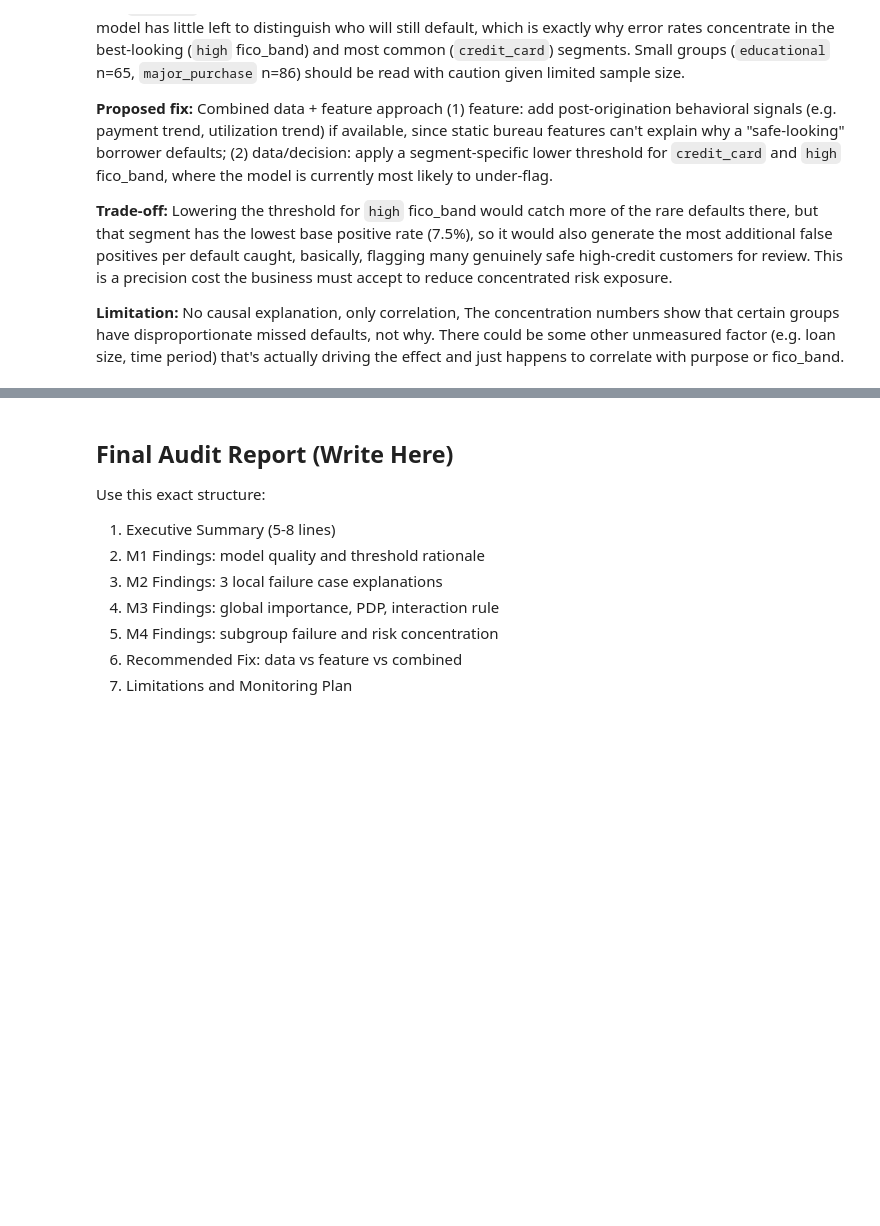
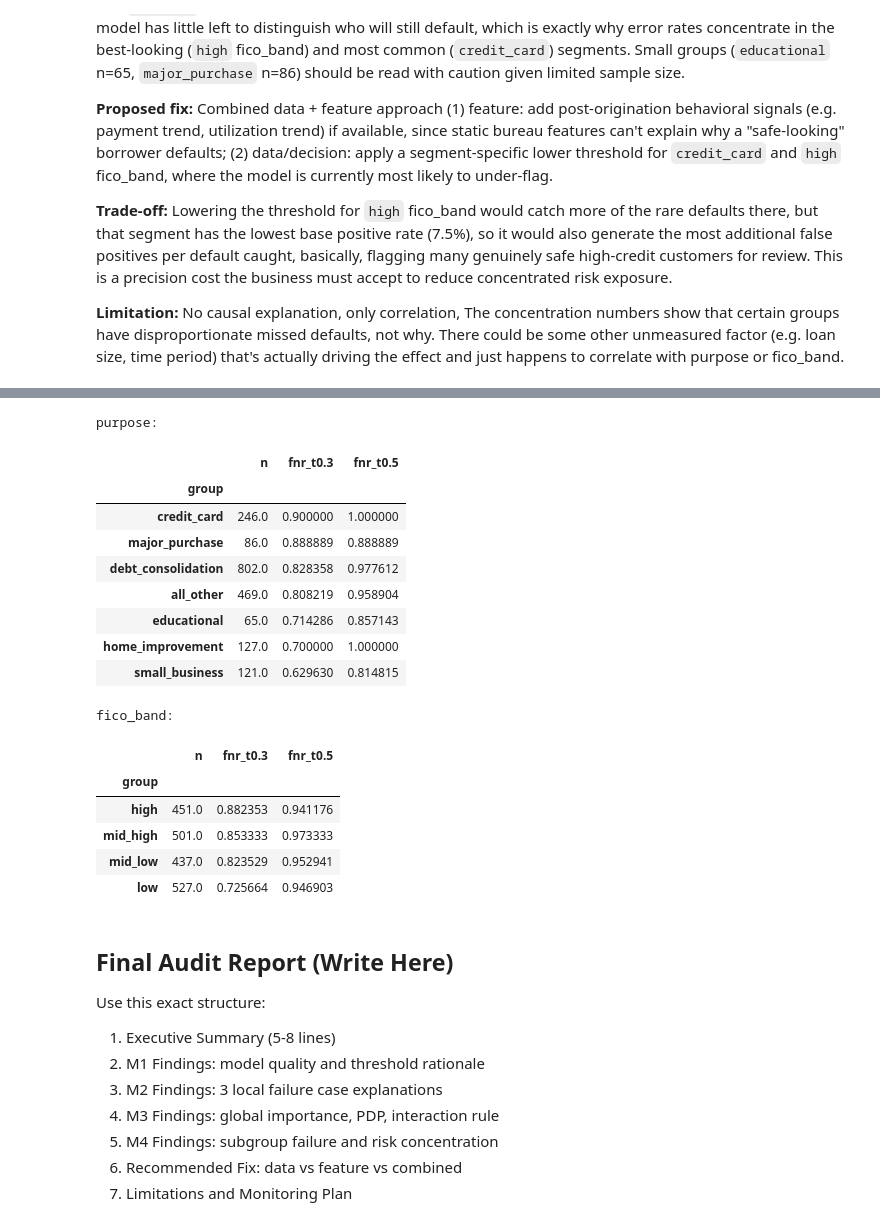
Before and after one commit to vaishnavi176801/Project2, a Jupyter notebook: IK_project_workbook.ipynb, the cells around one changed output, grey strips where cells are left out. Saved outputs shown, nothing was run; the diff lists cells and outputs as text; code cells hidden in the pictures; blank space fills up the shorter version.

```diff
--- a/IK_project_workbook.ipynb
+++ b/IK_project_workbook.ipynb
@@ -892,3 +902,36 @@ display(concentration_df.sort_values('concentration_ratio', ascending=False, na_
+# %%
+def fnr_by_group(group_col, thresh, min_n=50):
+    tmp = pd.DataFrame({'group': X_val[group_col].astype(str), 'y_true': y_val.values, 'y_prob': val_proba})
+    tmp['y_pred'] = (tmp['y_prob'] >= thresh).astype(int)
+    g = tmp.groupby('group').apply(lambda p: pd.Series({
+        'n': len(p),
+        'fnr': ((p.y_true==1)&(p.y_pred==0)).sum() / max((p.y_true==1).sum(), 1)
+    }))
+    return g[g.n >= min_n]
+
+for col in ['purpose', 'fico_band']:
+    compare = fnr_by_group(col, 0.3).rename(columns={'fnr':'fnr_t0.3'}).join(
+        fnr_by_group(col, 0.5)['fnr'].rename('fnr_t0.5'))
+    print(f'{col}:')
+    display(compare.sort_values('fnr_t0.3', ascending=False))
+# %% [output]
+purpose:
+|  | n | fnr_t0.3 | fnr_t0.5 |
+| group |  |  |  |
+| credit_card | 246.0 | 0.900000 | 1.000000 |
+| major_purchase | 86.0 | 0.888889 | 0.888889 |
+| debt_consolidation | 802.0 | 0.828358 | 0.977612 |
+| all_other | 469.0 | 0.808219 | 0.958904 |
+| educational | 65.0 | 0.714286 | 0.857143 |
+| home_improvement | 127.0 | 0.700000 | 1.000000 |
+| small_business | 121.0 | 0.629630 | 0.814815 |
+fico_band:
+|  | n | fnr_t0.3 | fnr_t0.5 |
+| group |  |  |  |
+| high | 451.0 | 0.882353 | 0.941176 |
+| mid_high | 501.0 | 0.853333 | 0.973333 |
+| mid_low | 437.0 | 0.823529 | 0.952941 |
+| low | 527.0 | 0.725664 | 0.946903 |
 # %% [markdown]
 ## Final Audit Report (Write Here)
 
```
Also changed, not shown: parts of 18 cells of this notebook.
